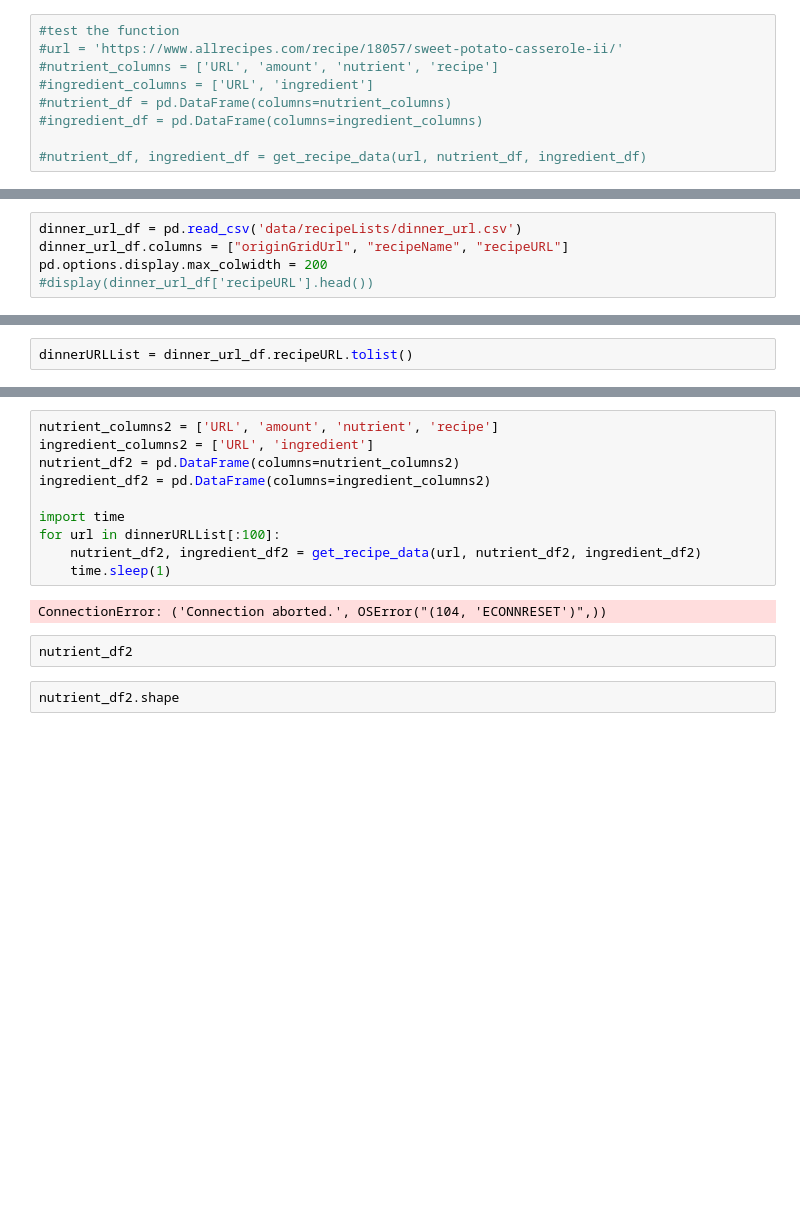
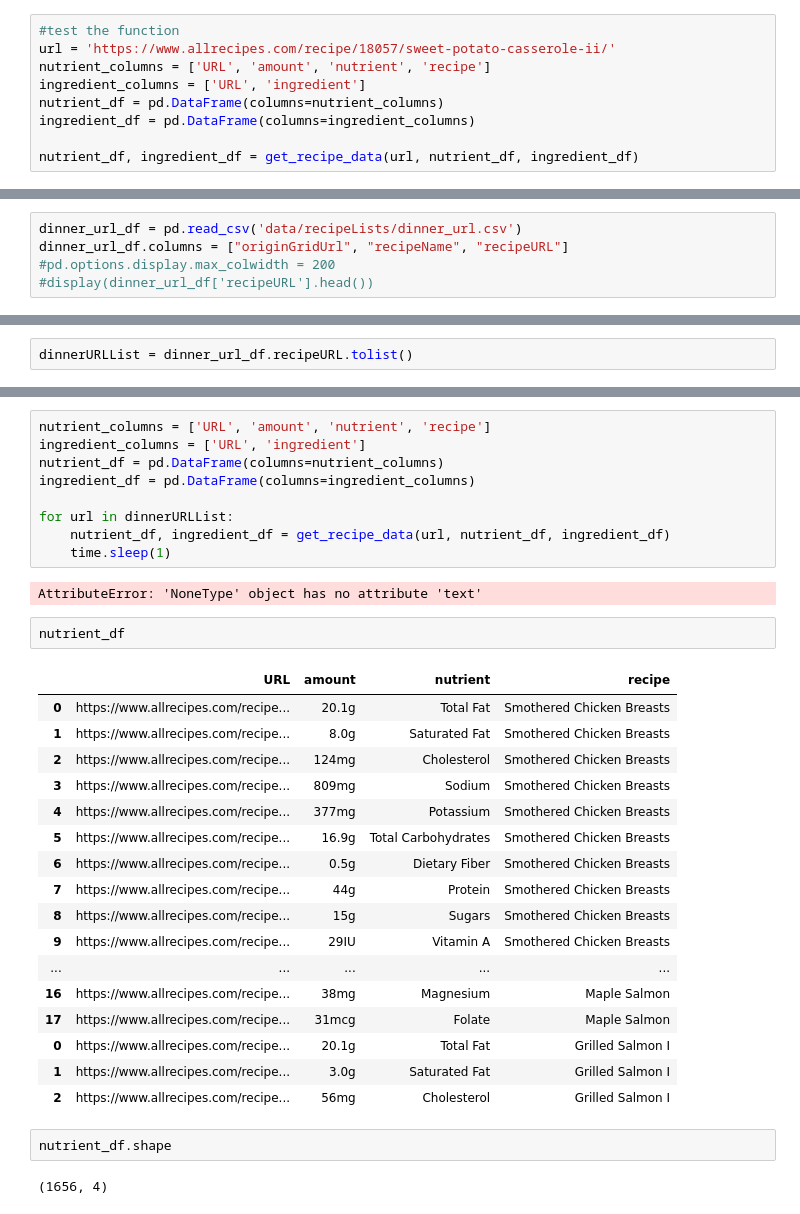
Before and after one commit to strefele/ADA2018-Project, a Jupyter notebook: Project.ipynb, the cells around one changed output, grey strips where cells are left out. Cells and saved outputs as stored; diff of their text form; blank space fills up the shorter version.

```diff
--- a/Project.ipynb
+++ b/Project.ipynb
@@ -129,13 +102,13 @@ def get_recipe_data(url, nutrient_df, ingredient_df):
     return nutrient_df, ingredient_df
 # %%
 #test the function
-#url = 'https://www.allrecipes.com/recipe/18057/sweet-potato-casserole-ii/'
-#nutrient_columns = ['URL', 'amount', 'nutrient', 'recipe']
-#ingredient_columns = ['URL', 'ingredient']
-#nutrient_df = pd.DataFrame(columns=nutrient_columns)
-#ingredient_df = pd.DataFrame(columns=ingredient_columns)
+url = 'https://www.allrecipes.com/recipe/18057/sweet-potato-casserole-ii/'
+nutrient_columns = ['URL', 'amount', 'nutrient', 'recipe']
+ingredient_columns = ['URL', 'ingredient']
+nutrient_df = pd.DataFrame(columns=nutrient_columns)
+ingredient_df = pd.DataFrame(columns=ingredient_columns)
 
-#nutrient_df, ingredient_df = get_recipe_data(url, nutrient_df, ingredient_df)
+nutrient_df, ingredient_df = get_recipe_data(url, nutrient_df, ingredient_df)
 # %%
 #url2 = 'https://www.allrecipes.com/recipe/7589/allspice-cream-cheese-frosting/'
 #nutrient_df, ingredient_df = get_recipe_data(url2, nutrient_df, ingredient_df)
@@ -144,7 +117,7 @@ def get_recipe_data(url, nutrient_df, ingredient_df):
 # %%
 dinner_url_df = pd.read_csv('data/recipeLists/dinner_url.csv')
 dinner_url_df.columns = ["originGridUrl", "recipeName", "recipeURL"]
-pd.options.display.max_colwidth = 200
+#pd.options.display.max_colwidth = 200
 #display(dinner_url_df['recipeURL'].head())
 # %%
 #dinner_url_df['recipeURL'] = dinner_url_df['recipeURL'].split("?")[0]
@@ -168,16 +138,35 @@ list
 # %%
-nutrient_columns2 = ['URL', 'amount', 'nutrient', 'recipe']
-ingredient_columns2 = ['URL', 'ingredient']
-nutrient_df2 = pd.DataFrame(columns=nutrient_columns2)
-ingredient_df2 = pd.DataFrame(columns=ingredient_columns2)
+nutrient_columns = ['URL', 'amount', 'nutrient', 'recipe']
+ingredient_columns = ['URL', 'ingredient']
+nutrient_df = pd.DataFrame(columns=nutrient_columns)
+ingredient_df = pd.DataFrame(columns=ingredient_columns)
 
-import time
-for url in dinnerURLList[:100]:
-    nutrient_df2, ingredient_df2 = get_recipe_data(url, nutrient_df2, ingredient_df2)
+for url in dinnerURLList:
+    nutrient_df, ingredient_df = get_recipe_data(url, nutrient_df, ingredient_df)
     time.sleep(1)
 # %% [output]
-ConnectionError: ('Connection aborted.', OSError("(104, 'ECONNRESET')",))
+AttributeError: 'NoneType' object has no attribute 'text'
-# %%
-nutrient_df2
+# %%
+nutrient_df
+# %% [output]
+|  | URL | amount | nutrient | recipe |
+| 0 | https://www.allrecipes.com/recipe... | 20.1g | Total Fat | Smothered Chicken Breasts |
+| 1 | https://www.allrecipes.com/recipe... | 8.0g | Saturated Fat | Smothered Chicken Breasts |
+| 2 | https://www.allrecipes.com/recipe... | 124mg | Cholesterol | Smothered Chicken Breasts |
+| 3 | https://www.allrecipes.com/recipe... | 809mg | Sodium | Smothered Chicken Breasts |
+| 4 | https://www.allrecipes.com/recipe... | 377mg | Potassium | Smothered Chicken Breasts |
+| 5 | https://www.allrecipes.com/recipe... | 16.9g | Total Carbohydrates | Smothered Chicken Breasts |
+| 6 | https://www.allrecipes.com/recipe... | 0.5g | Dietary Fiber | Smothered Chicken Breasts |
+| 7 | https://www.allrecipes.com/recipe... | 44g | Protein | Smothered Chicken Breasts |
+| 8 | https://www.allrecipes.com/recipe... | 15g | Sugars | Smothered Chicken Breasts |
+| 9 | https://www.allrecipes.com/recipe... | 29IU | Vitamin A | Smothered Chicken Breasts |
+| ... | ... | ... | ... | ... |
+| 16 | https://www.allrecipes.com/recipe... | 38mg | Magnesium | Maple Salmon |
+| 17 | https://www.allrecipes.com/recipe... | 31mcg | Folate | Maple Salmon |
+| 0 | https://www.allrecipes.com/recipe... | 20.1g | Total Fat | Grilled Salmon I |
+| 1 | https://www.allrecipes.com/recipe... | 3.0g | Saturated Fat | Grilled Salmon I |
+| 2 | https://www.allrecipes.com/recipe... | 56mg | Cholesterol | Grilled Salmon I |
 # %%
-nutrient_df2.shape
+nutrient_df.shape
+# %% [output]
+(1656, 4)
```
Also changed, not shown: parts of 9 cells of this notebook.
